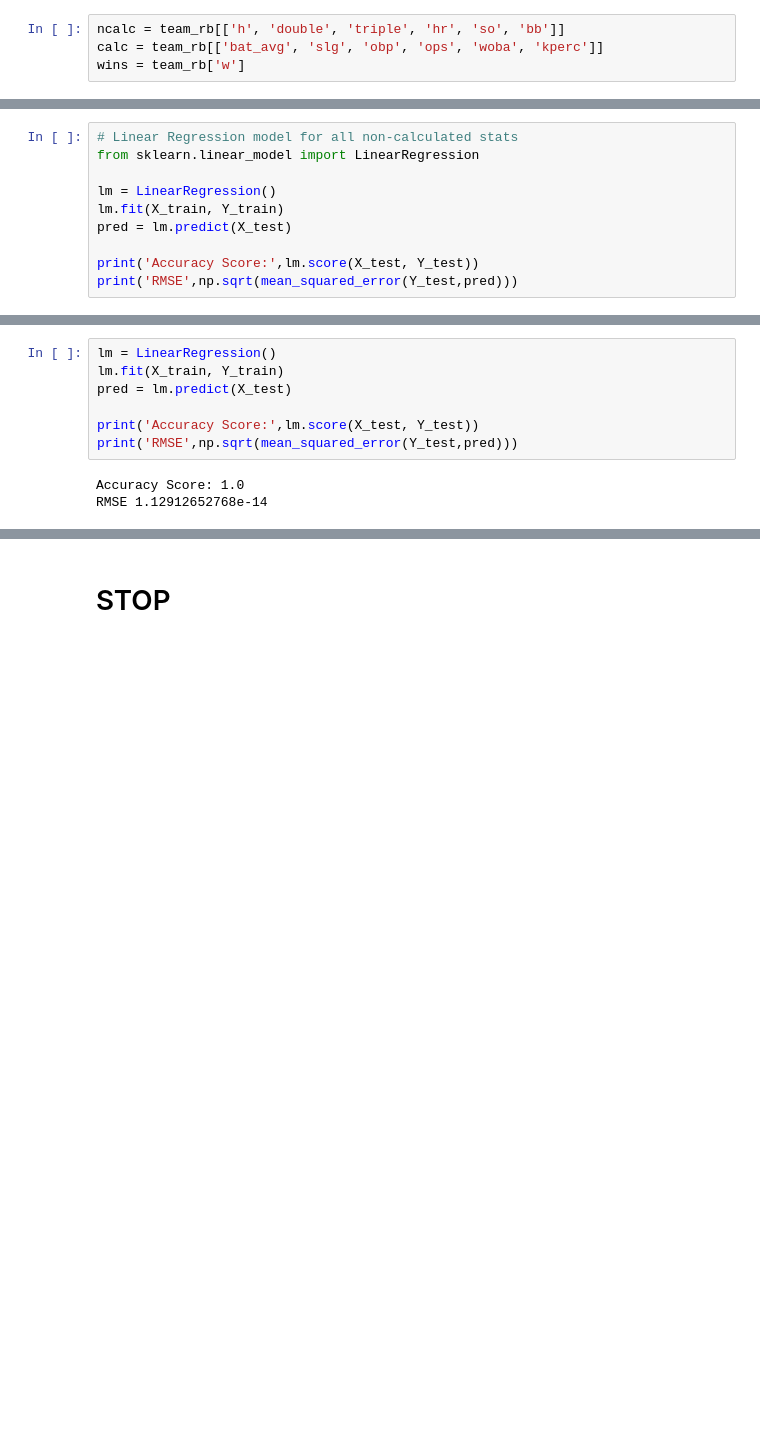
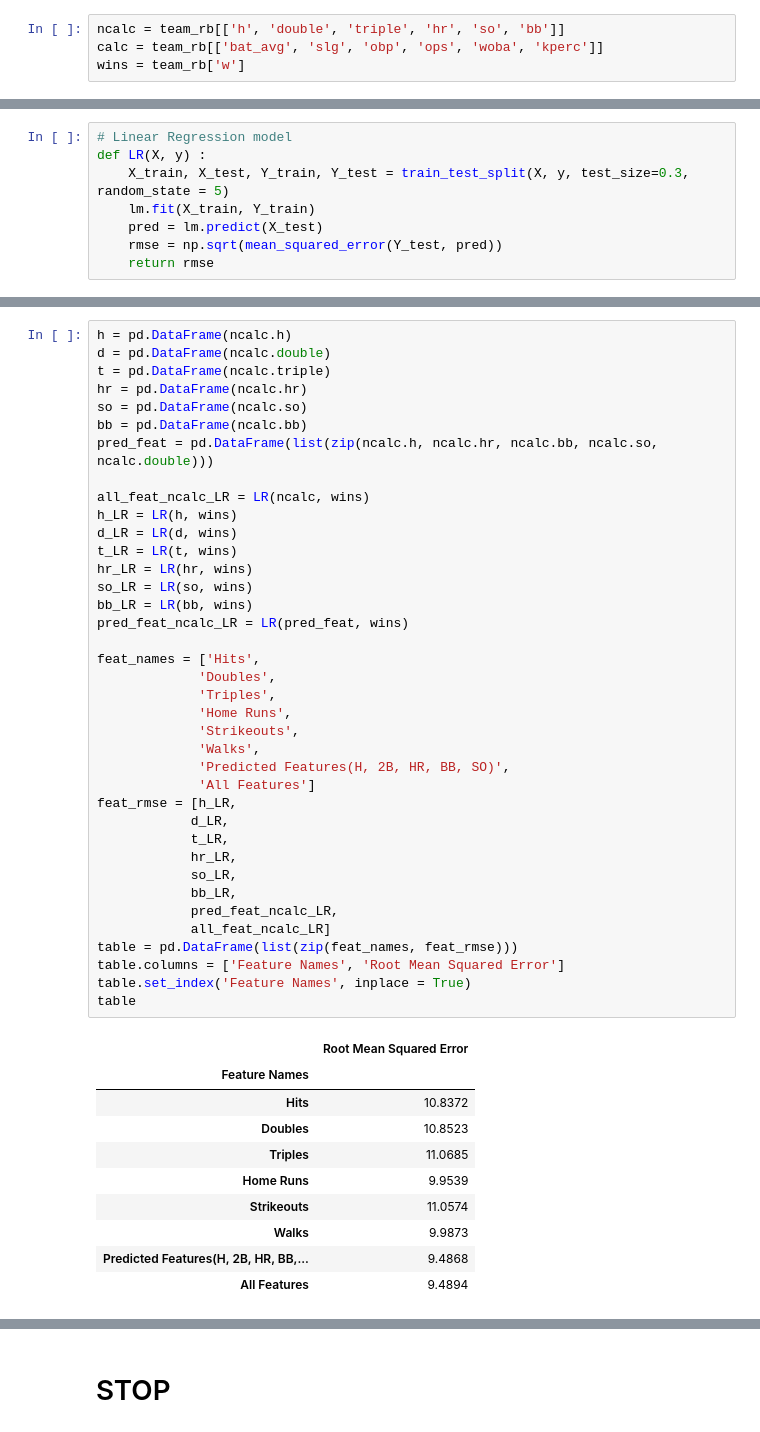
Before and after one commit to lawewers/Springboard-Capstone-MLB-W-vs.-L, a Jupyter notebook: CapstoneProject.ipynb, the cells around one changed output, grey strips where cells are left out. Cells and saved outputs as stored; diff of their text form; blank space fills up the shorter version.

```diff
--- a/CapstoneProject.ipynb
+++ b/CapstoneProject.ipynb
@@ -298,10 +291,8 @@ print(Y_test.shape)
 # %%
-# Linear Regression model for all non-calculated stats
-from sklearn.linear_model import LinearRegression
-
-lm = LinearRegression()
-lm.fit(X_train, Y_train)
-pred = lm.predict(X_test)
-
-print('Accuracy Score:',lm.score(X_test, Y_test))
-print('RMSE',np.sqrt(mean_squared_error(Y_test,pred)))
+# Linear Regression model
+def LR(X, y) :
+    X_train, X_test, Y_train, Y_test = train_test_split(X, y, test_size=0.3, random_state = 5)
+    lm.fit(X_train, Y_train)
+    pred = lm.predict(X_test)
+    rmse = np.sqrt(mean_squared_error(Y_test, pred))
+    return rmse
@@ -379,10 +299,49 @@ print(Y_test.shape)
-# %%
-lm = LinearRegression()
-lm.fit(X_train, Y_train)
-pred = lm.predict(X_test)
-
-print('Accuracy Score:',lm.score(X_test, Y_test))
-print('RMSE',np.sqrt(mean_squared_error(Y_test,pred)))
-# %% [output]
-Accuracy Score: 1.0
-RMSE 1.12912652768e-14
+# %%
+h = pd.DataFrame(ncalc.h)
+d = pd.DataFrame(ncalc.double)
+t = pd.DataFrame(ncalc.triple)
+hr = pd.DataFrame(ncalc.hr)
+so = pd.DataFrame(ncalc.so)
+bb = pd.DataFrame(ncalc.bb)
+pred_feat = pd.DataFrame(list(zip(ncalc.h, ncalc.hr, ncalc.bb, ncalc.so, ncalc.double)))
+
+all_feat_ncalc_LR = LR(ncalc, wins)
+h_LR = LR(h, wins)
+d_LR = LR(d, wins)
+t_LR = LR(t, wins)
+hr_LR = LR(hr, wins)
+so_LR = LR(so, wins)
+bb_LR = LR(bb, wins)
+pred_feat_ncalc_LR = LR(pred_feat, wins)
+
+feat_names = ['Hits',
+             'Doubles',
+             'Triples',
+             'Home Runs',
+             'Strikeouts',
+             'Walks',
+             'Predicted Features(H, 2B, HR, BB, SO)',
+             'All Features']
+feat_rmse = [h_LR,
+            d_LR,
+            t_LR,
+            hr_LR,
+            so_LR,
+            bb_LR,
+            pred_feat_ncalc_LR,
+            all_feat_ncalc_LR]
+table = pd.DataFrame(list(zip(feat_names, feat_rmse)))
+table.columns = ['Feature Names', 'Root Mean Squared Error']
+table.set_index('Feature Names', inplace = True)
+table
+# %% [output]
+|  | Root Mean Squared Error |
+| Feature Names |  |
+| Hits | 10.8372 |
+| Doubles | 10.8523 |
+| Triples | 11.0685 |
+| Home Runs | 9.9539 |
+| Strikeouts | 11.0574 |
+| Walks | 9.9873 |
+| Predicted Features(H, 2B, HR, BB,... | 9.4868 |
+| All Features | 9.4894 |
```
Also changed, not shown: parts of 13 cells of this notebook.
